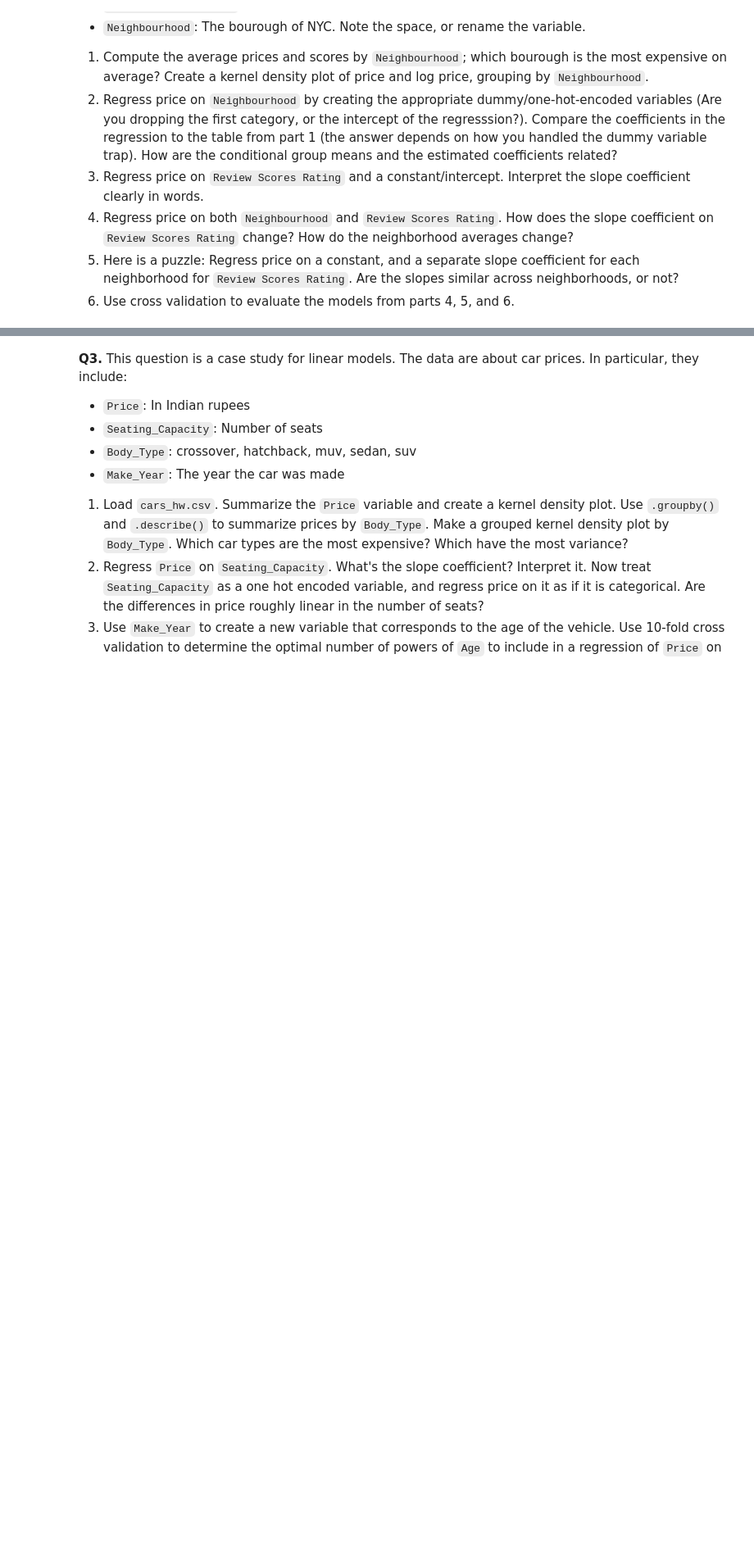
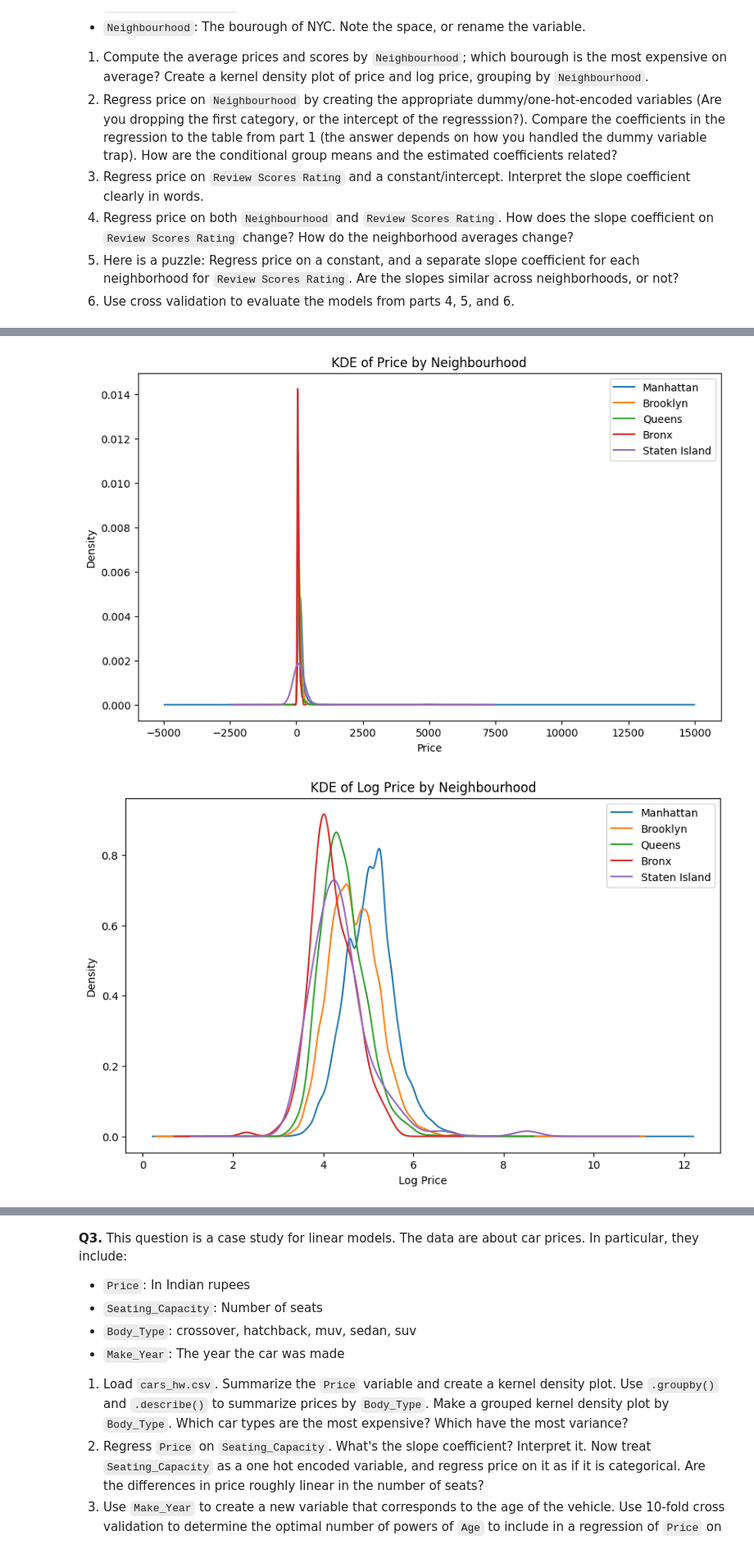
Before and after one commit to joellezamperini/undergrad_ml_assignments, a Jupyter notebook: 03_assignment_linear_models.ipynb, the cells around one changed output, grey strips where cells are left out. Shown at 82% size. Cells and saved outputs as stored; diff of their text form; code cells hidden in the pictures; blank space fills up the shorter version.

```diff
--- a/03_assignment_linear_models.ipynb
+++ b/03_assignment_linear_models.ipynb
@@ -35,3 +35,18 @@
 4. Regress price on both `Neighbourhood` and `Review Scores Rating`. How does the slope coefficient on `Review Scores Rating` change? How do the neighborhood averages change?
 5. Here is a puzzle: Regress price on a constant, and a separate slope coefficient for each neighborhood for `Review Scores Rating`. Are the slopes similar across neighborhoods, or not?
 6. Use cross validation to evaluate the models from parts 4, 5, and 6.
+# %%
+import pandas as pd
+
+df = pd.read_csv("Q1_clean.csv")
+
+df = df.rename(columns={
+    "Price": "price",
+    "Review Scores Rating": "review_score",
+    "Neighbourhood ": "neighbourhood",
+    "Property Type": "property_type",
+    "Room Type": "room_type"
+})
+
+print(df.columns)
+print(df.head())
@@ -37,0 +85,28 @@
+# %%
+import numpy as np
+import matplotlib.pyplot as plt
+
+df = df.dropna(subset=["price", "neighbourhood"])
+df = df[df["price"] > 0].copy()
+df["log_price"] = np.log(df["price"])
+
+plt.figure(figsize=(10, 6))
+for n in df["neighbourhood"].unique():
+    df[df["neighbourhood"] == n]["price"].plot(kind="kde", label=n)
+
+plt.title("KDE of Price by Neighbourhood")
+plt.xlabel("Price")
+plt.legend()
+plt.show()
+
+plt.figure(figsize=(10, 6))
+for n in df["neighbourhood"].unique():
+    df[df["neighbourhood"] == n]["log_price"].plot(kind="kde", label=n)
+
+plt.title("KDE of Log Price by Neighbourhood")
+plt.xlabel("Log Price")
+plt.legend()
+plt.show()
+# %% [output]
+[figure, added]
+[figure, added]
```
Also changed, not shown: parts of 27 cells of this notebook.
